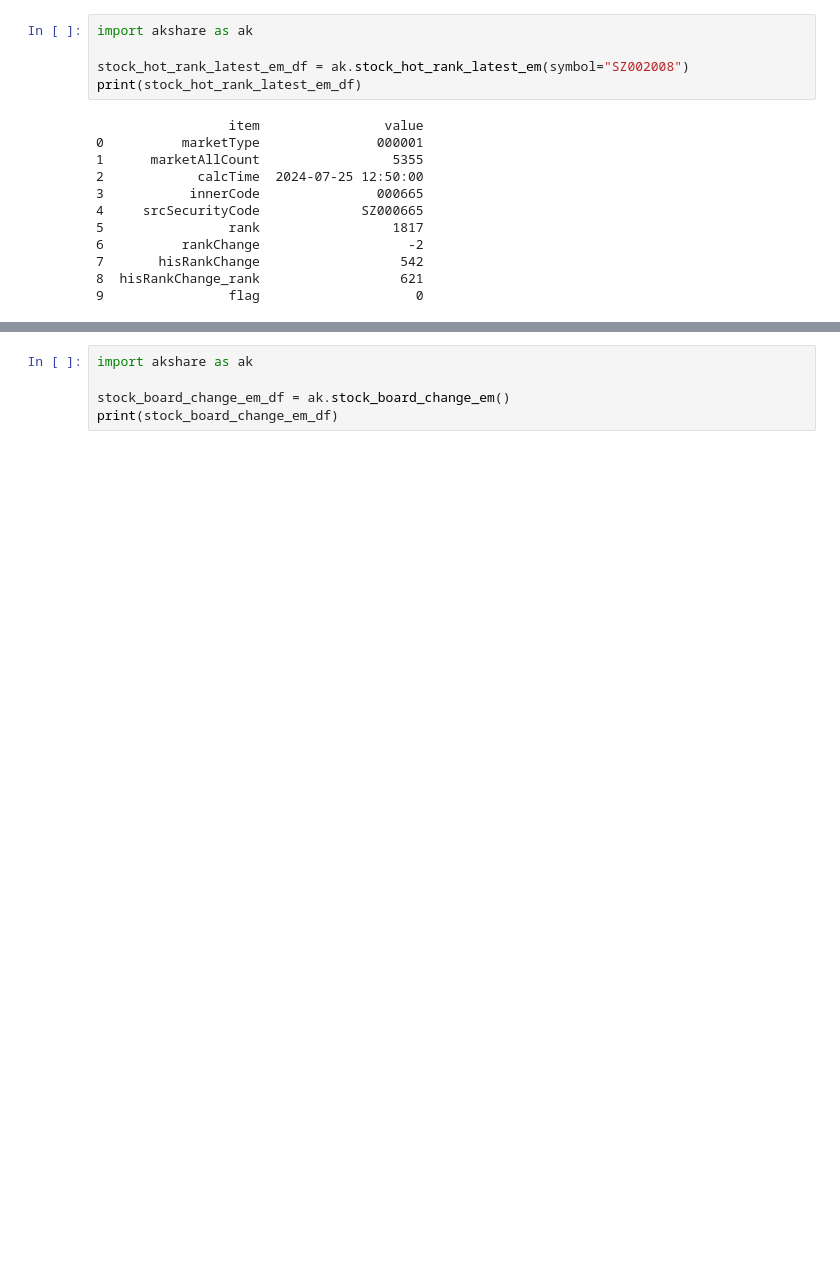
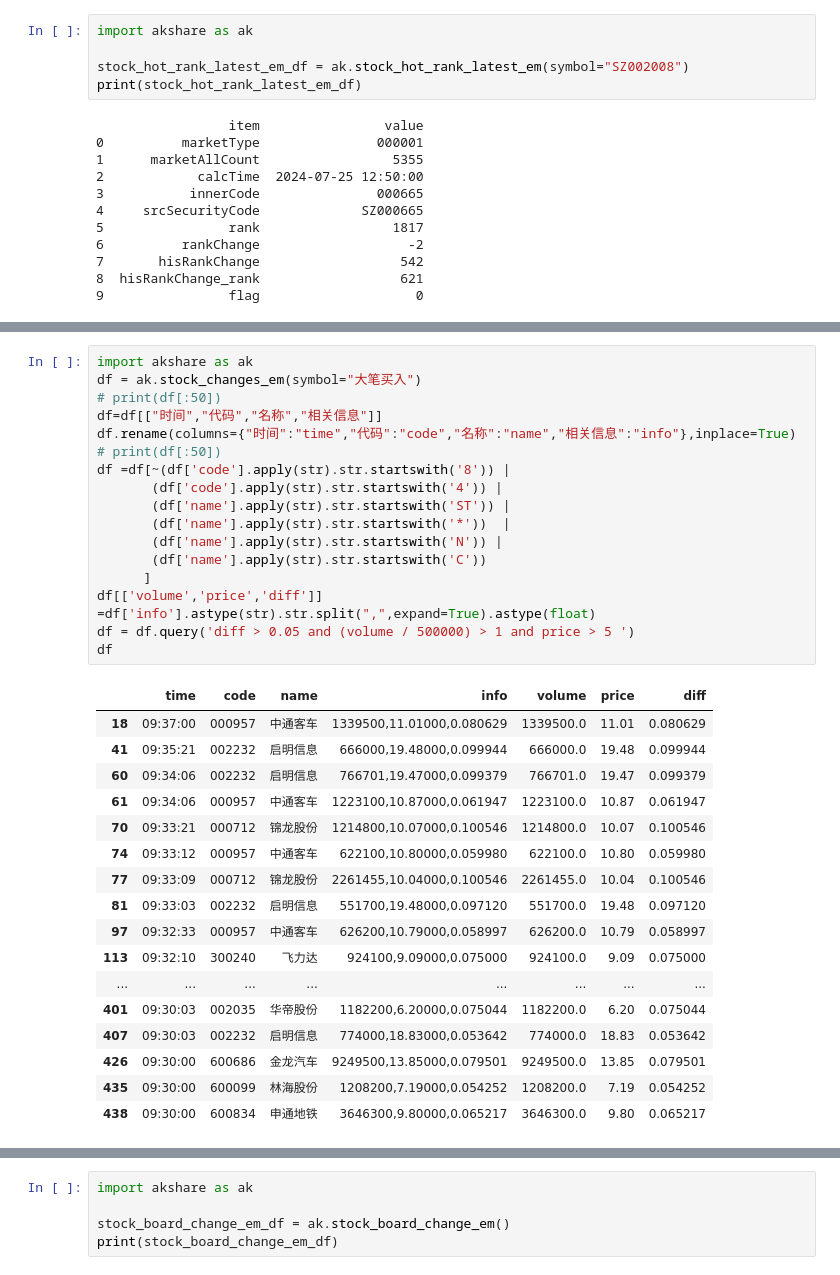
Before and after one commit to ten2net/Sequoia, a Jupyter notebook: 图灵甄选/turing_filter_for_a_stock/notebooks/akshare.ipynb, the cells around one changed output, grey strips where cells are left out. Cells and saved outputs as stored; diff of their text form; blank space fills up the shorter version.

```diff
--- a/图灵甄选/turing_filter_for_a_stock/notebooks/akshare.ipynb
+++ b/图灵甄选/turing_filter_for_a_stock/notebooks/akshare.ipynb
@@ -172,0 +204,35 @@ print(stock_changes_em_df[:50])
+# %%
+import akshare as ak
+df = ak.stock_changes_em(symbol="大笔买入")
+# print(df[:50])
+df=df[["时间","代码","名称","相关信息"]]
+df.rename(columns={"时间":"time","代码":"code","名称":"name","相关信息":"info"},inplace=True)
+# print(df[:50])
+df =df[~(df['code'].apply(str).str.startswith('8')) |
+       (df['code'].apply(str).str.startswith('4')) |
+       (df['name'].apply(str).str.startswith('ST')) |
+       (df['name'].apply(str).str.startswith('*'))  |
+       (df['name'].apply(str).str.startswith('N')) |
+       (df['name'].apply(str).str.startswith('C'))
+      ]
+df[['volume','price','diff']] =df['info'].astype(str).str.split(",",expand=True).astype(float)
+df = df.query('diff > 0.05 and (volume / 500000) > 1 and price > 5 ')
+df
+# %% [output]
+|  | time | code | name | info | volume | price | diff |
+| 18 | 09:37:00 | 000957 | 中通客车 | 1339500,11.01000,0.080629 | 1339500.0 | 11.01 | 0.080629 |
+| 41 | 09:35:21 | 002232 | 启明信息 | 666000,19.48000,0.099944 | 666000.0 | 19.48 | 0.099944 |
+| 60 | 09:34:06 | 002232 | 启明信息 | 766701,19.47000,0.099379 | 766701.0 | 19.47 | 0.099379 |
+| 61 | 09:34:06 | 000957 | 中通客车 | 1223100,10.87000,0.061947 | 1223100.0 | 10.87 | 0.061947 |
+| 70 | 09:33:21 | 000712 | 锦龙股份 | 1214800,10.07000,0.100546 | 1214800.0 | 10.07 | 0.100546 |
+| 74 | 09:33:12 | 000957 | 中通客车 | 622100,10.80000,0.059980 | 622100.0 | 10.80 | 0.059980 |
+| 77 | 09:33:09 | 000712 | 锦龙股份 | 2261455,10.04000,0.100546 | 2261455.0 | 10.04 | 0.100546 |
+| 81 | 09:33:03 | 002232 | 启明信息 | 551700,19.48000,0.097120 | 551700.0 | 19.48 | 0.097120 |
+| 97 | 09:32:33 | 000957 | 中通客车 | 626200,10.79000,0.058997 | 626200.0 | 10.79 | 0.058997 |
+| 113 | 09:32:10 | 300240 | 飞力达 | 924100,9.09000,0.075000 | 924100.0 | 9.09 | 0.075000 |
+| ... | ... | ... | ... | ... | ... | ... | ... |
+| 401 | 09:30:03 | 002035 | 华帝股份 | 1182200,6.20000,0.075044 | 1182200.0 | 6.20 | 0.075044 |
+| 407 | 09:30:03 | 002232 | 启明信息 | 774000,18.83000,0.053642 | 774000.0 | 18.83 | 0.053642 |
+| 426 | 09:30:00 | 600686 | 金龙汽车 | 9249500,13.85000,0.079501 | 9249500.0 | 13.85 | 0.079501 |
+| 435 | 09:30:00 | 600099 | 林海股份 | 1208200,7.19000,0.054252 | 1208200.0 | 7.19 | 0.054252 |
+| 438 | 09:30:00 | 600834 | 申通地铁 | 3646300,9.80000,0.065217 | 3646300.0 | 9.80 | 0.065217 |
```
Also changed, not shown: parts of 3 cells of this notebook, 5 other files.
